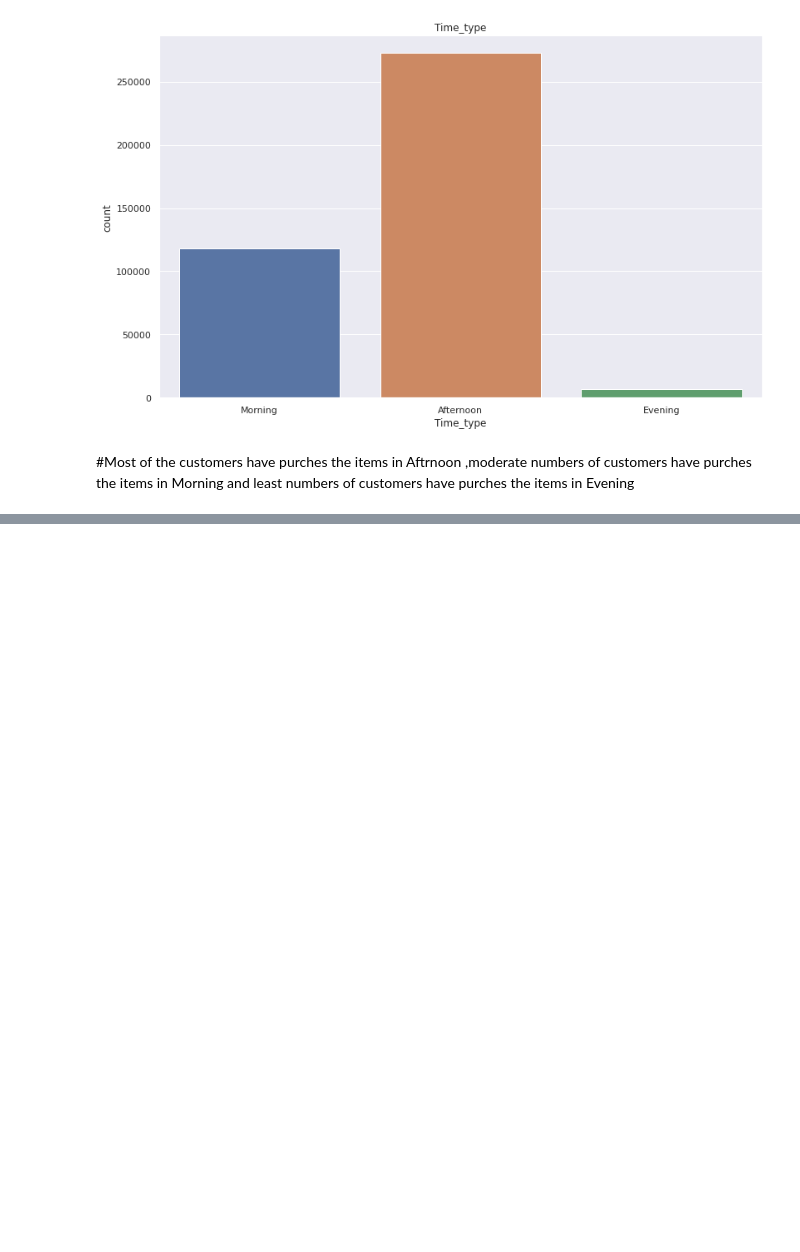
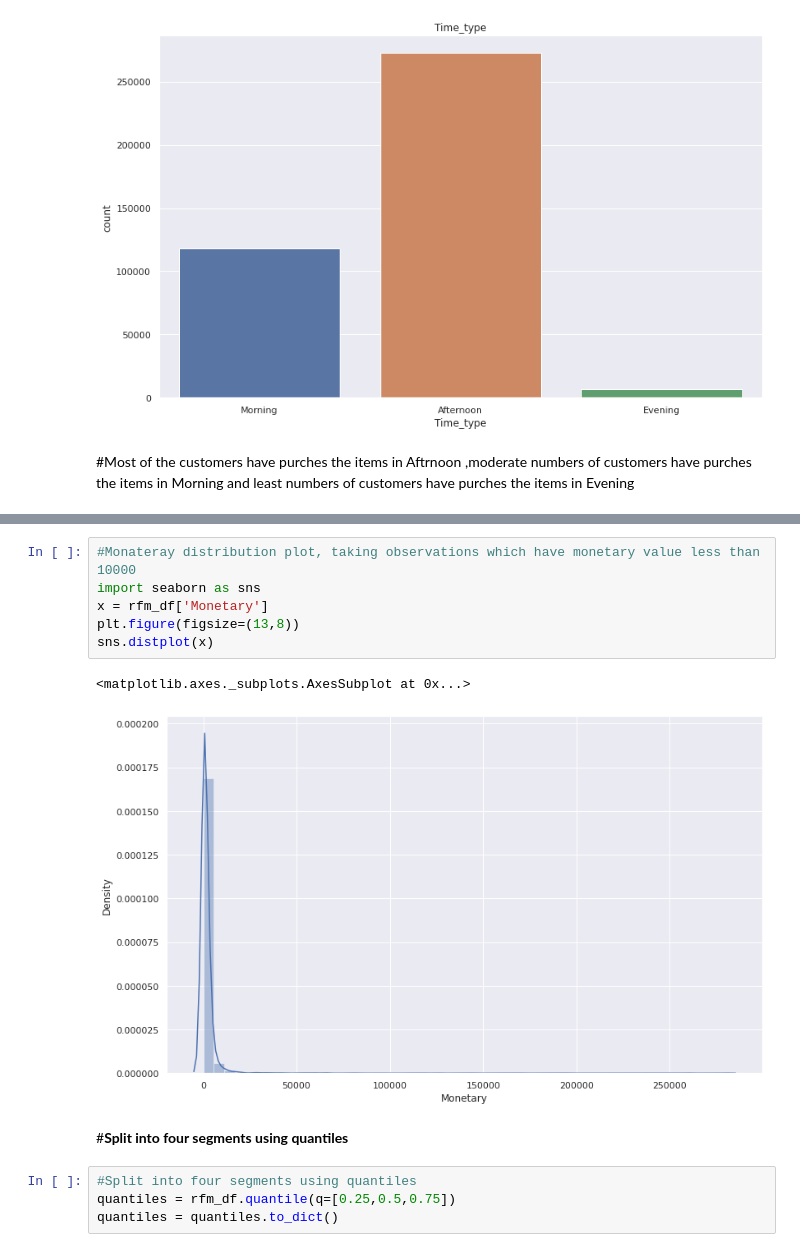
Before and after one commit to Onkar-TAE/Customer-Segmentation, a Jupyter notebook: Online_Retail_Customer_Segmentation_Capstone_Project.ipynb, the cells around one changed output, grey strips where cells are left out. Saved outputs shown, nothing was run; the diff lists cells and outputs as text; blank space fills up the shorter version.

```diff
--- a/Online_Retail_Customer_Segmentation_Capstone_Project.ipynb
+++ b/Online_Retail_Customer_Segmentation_Capstone_Project.ipynb
@@ -607,0 +709,15 @@ df.head(30)
+# %%
+#Monateray distribution plot, taking observations which have monetary value less than 10000
+import seaborn as sns
+x = rfm_df['Monetary']
+plt.figure(figsize=(13,8))
+sns.distplot(x)
+# %% [output]
+<matplotlib.axes._subplots.AxesSubplot at 0x...>
+[figure, added]
+# %% [markdown]
+#**Split into four segments using quantiles**
+# %%
+#Split into four segments using quantiles
+quantiles = rfm_df.quantile(q=[0.25,0.5,0.75])
+quantiles = quantiles.to_dict()
```
Also changed, not shown: parts of 17 cells of this notebook.
